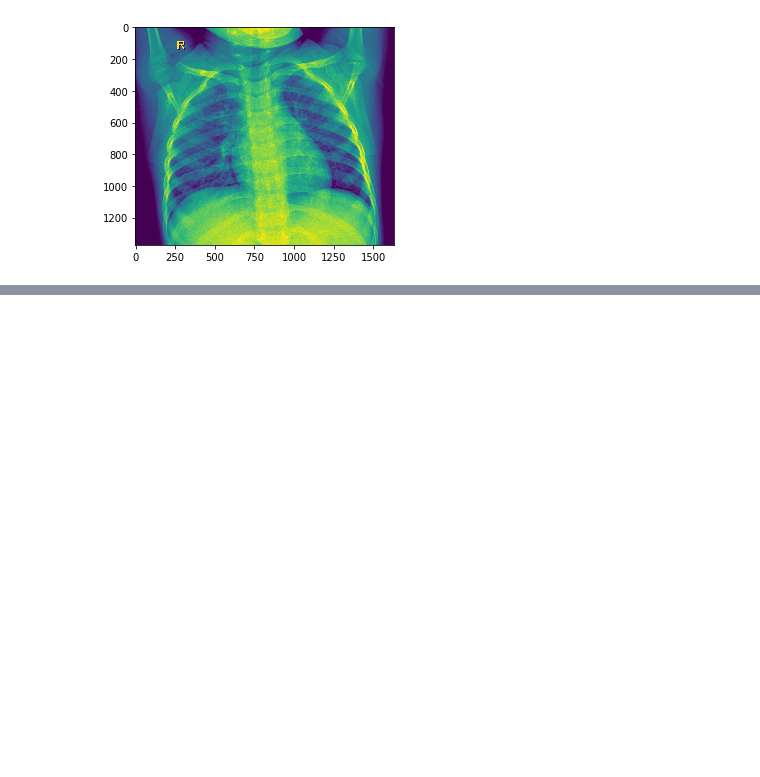
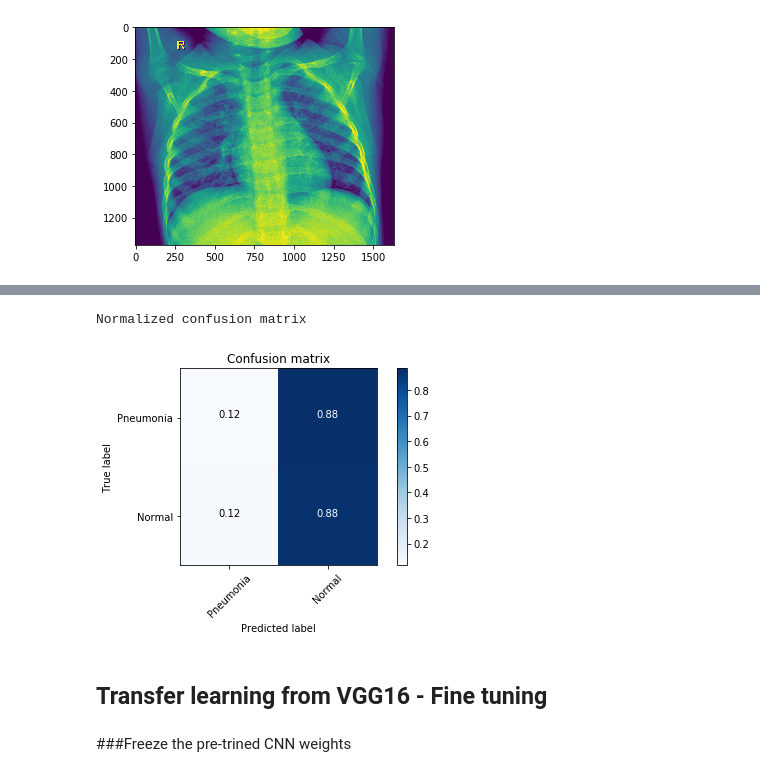
Before and after one commit to kylelee417/AI_Data_Science_Portfolio, a Jupyter notebook: chest_pneumonia.ipynb, the cells around one changed output, grey strips where cells are left out. Saved outputs shown, nothing was run; the diff lists cells and outputs as text; code cells hidden in the pictures; blank space fills up the shorter version.

```diff
--- a/chest_pneumonia.ipynb
+++ b/chest_pneumonia.ipynb
@@ -377,8 +89,0 @@ predict2 = model.predict_generator(test_batches,test_batches.samples // test_bat
-# %%
-empt2 = []
-for i in predict:
-  if i < 0.5:
-    i = 0
-  else:
-    i = 1
-  empt2.append(i)
@@ -390,0 +226,2 @@ Confusion matrix, without normalization
+# %%
+predict1 = model.predict_generator(test_batches,test_batches.samples // test_batches.batch_size)
@@ -390,0 +232,8 @@ Confusion matrix, without normalization
+# %%
+empt = []
+for i in predict1:
+  if i < 0.5:
+    i = 0
+  else:
+    i = 1
+  empt.append(i)
@@ -390,0 +272,9 @@ Confusion matrix, without normalization
+# %%
+cm = confusion_matrix(test_batches.classes, empt)
+plot_confusion_matrix(cm,normalize=True
+                      , classes=['Pneumonia', 'Normal'])
+# %% [output]
+Normalized confusion matrix
+[figure, added]
+# %% [markdown]
+## **Transfer learning from VGG16 - Fine tuning**
@@ -390,0 +290,2 @@ Confusion matrix, without normalization
+# %% [markdown]
+###Freeze the pre-trined CNN weights
```
Also changed, not shown: parts of 66 cells of this notebook.
